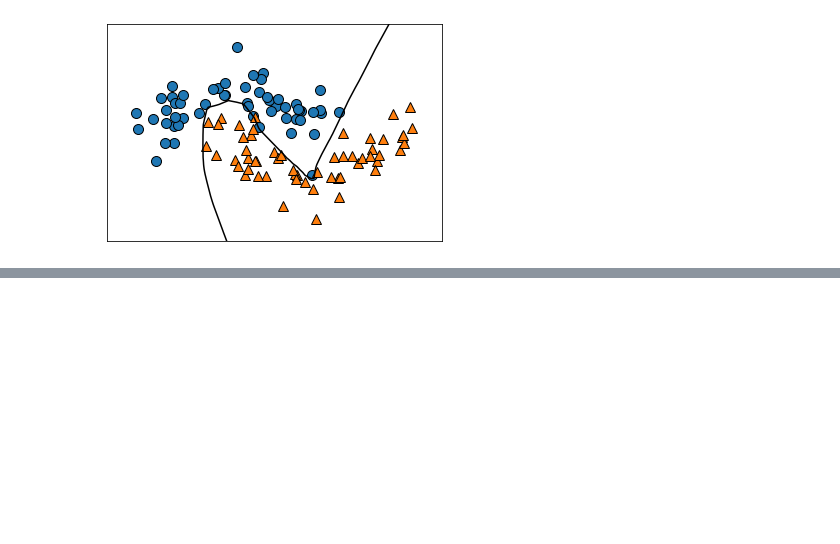
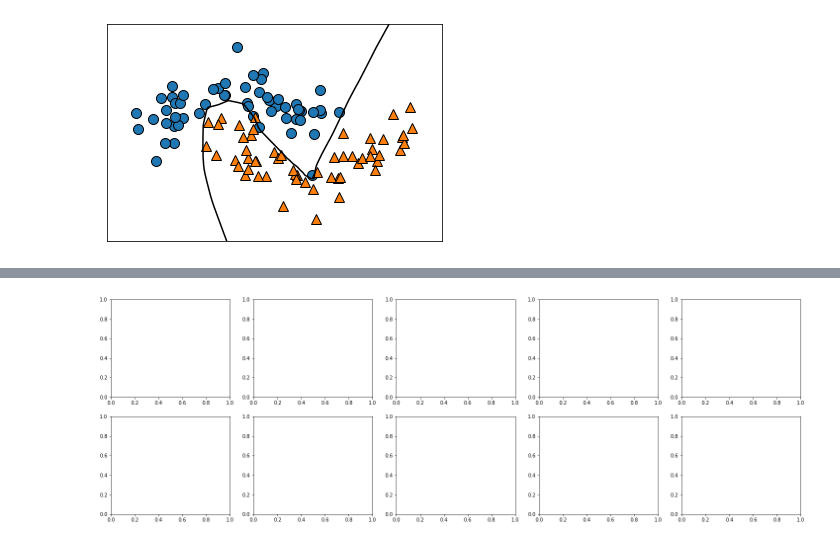
Before and after one commit to waldbear4/Python_2021, a Jupyter notebook: 20210622 Neural MLPClassifier, hidden_layer_sizes, max_iter.ipynb, the cells around one changed output, grey strips where cells are left out. Drawn from its saved outputs; the diff is of its cells as text; code cells hidden in the pictures; blank space fills up the shorter version.

```diff
--- a/20210622 Neural MLPClassifier, hidden_layer_sizes, max_iter.ipynb
+++ b/20210622 Neural MLPClassifier, hidden_layer_sizes, max_iter.ipynb
@@ -217,0 +234,4 @@ mglearn.discrete_scatter(X_train[:, 0], X_train[:, 1], y_train)
+# %%
+fig, axes = plt.subplots(2, 5, figsize=(25,8))
+# %% [output]
+[figure, added]
```
Also changed, not shown: parts of 5 cells of this notebook.
